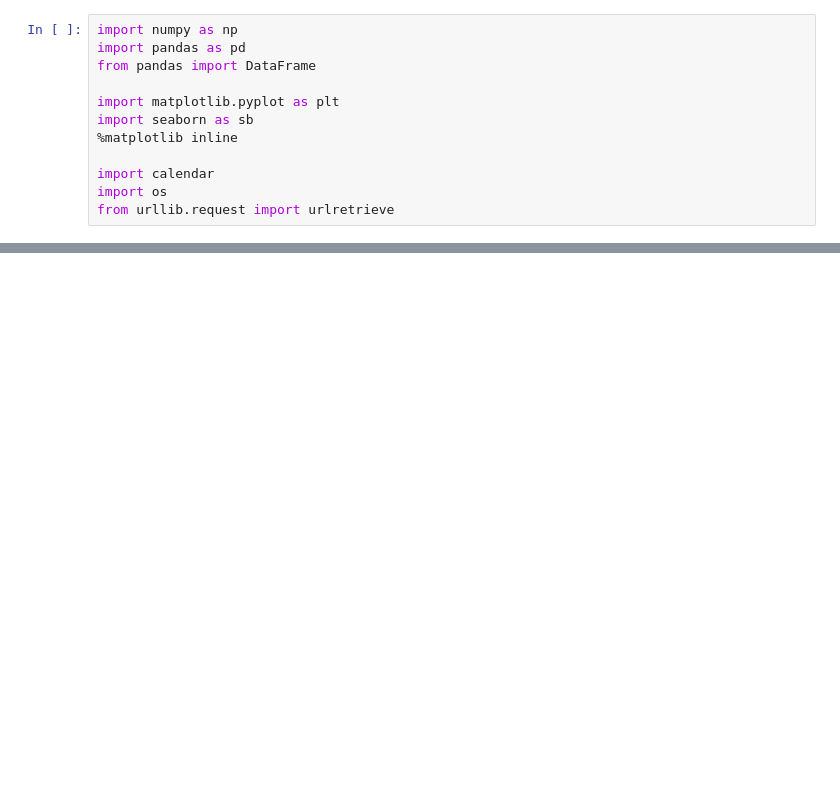
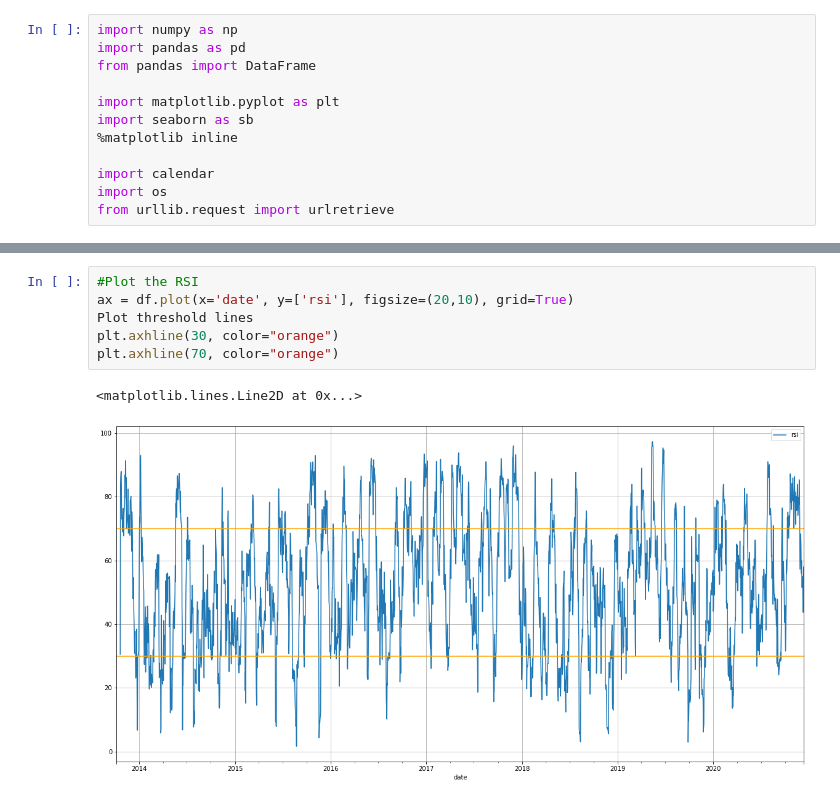
Before and after one commit to AxleMaxGit/python-data-science-projects, a Jupyter notebook: python-crypto-btc-analysis/price.ipynb, the cells around one changed output, grey strips where cells are left out. Saved outputs shown, nothing was run; the diff lists cells and outputs as text; blank space fills up the shorter version.

```diff
--- a/python-crypto-btc-analysis/price.ipynb
+++ b/python-crypto-btc-analysis/price.ipynb
@@ -101,3 +98,12 @@ Text(0, 0.5, '$USD Daily High')
+# %%
+#Plot the RSI
+ax = df.plot(x='date', y=['rsi'], figsize=(20,10), grid=True)
+Plot threshold lines
+plt.axhline(30, color="orange")
+plt.axhline(70, color="orange")
+# %% [output]
+<matplotlib.lines.Line2D at 0x...>
+[figure, added]
 # %%
 #get the difference in mean value for each day of the week
 dow = df.groupby(['dow_str']).mean()['high']
```
Also changed, not shown: parts of 23 cells of this notebook, 1 other file.
